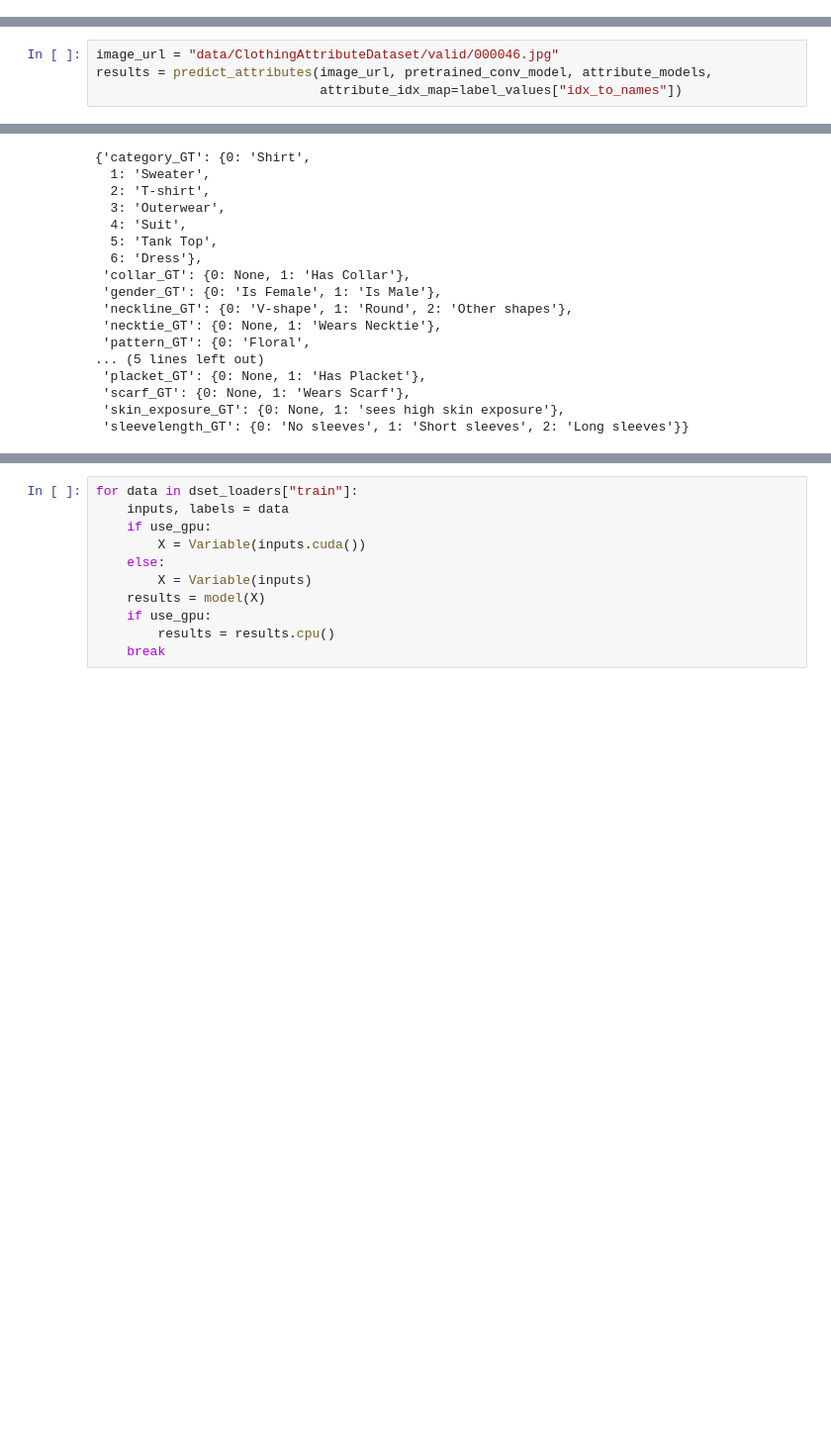
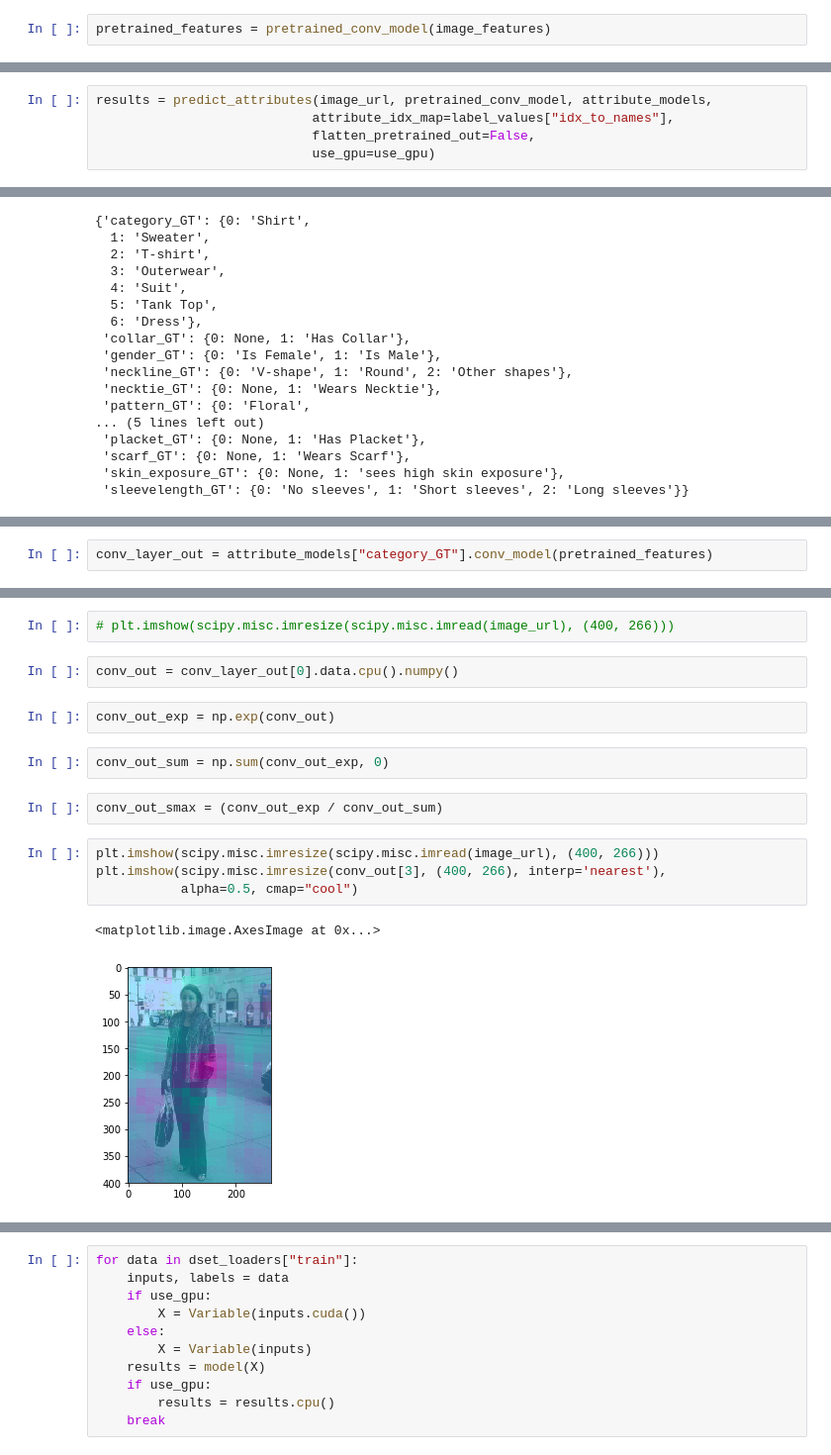
Before and after one commit to sampathweb/apparel-styles, a Jupyter notebook: ml_src/clothing-attributes-modular.ipynb, the cells around one changed output, grey strips where cells are left out. Shown: that part at 99% size. Saved outputs shown, nothing was run; the diff lists cells and outputs as text; blank space fills up the shorter version.

Commit message:
Added FCN Layer

```diff
--- a/ml_src/clothing-attributes-modular.ipynb
+++ b/ml_src/clothing-attributes-modular.ipynb
@@ -120,0 +252,2 @@ label_values = load_label_values(label_values_file)
+# %%
+pretrained_features = pretrained_conv_model(image_features)
@@ -121,4 +270,5 @@ label_values = load_label_values(label_values_file)
 # %%
-image_url = "data/ClothingAttributeDataset/valid/000046.jpg"
 results = predict_attributes(image_url, pretrained_conv_model, attribute_models,
-                             attribute_idx_map=label_values["idx_to_names"])
+                            attribute_idx_map=label_values["idx_to_names"],
+                            flatten_pretrained_out=False,
+                            use_gpu=use_gpu)
@@ -154,0 +378,2 @@ results
+# %%
+conv_layer_out = attribute_models["category_GT"].conv_model(pretrained_features)
@@ -193,0 +396,17 @@ Variable containing:
+# %%
+# plt.imshow(scipy.misc.imresize(scipy.misc.imread(image_url), (400, 266)))
+# %%
+conv_out = conv_layer_out[0].data.cpu().numpy()
+# %%
+conv_out_exp = np.exp(conv_out)
+# %%
+conv_out_sum = np.sum(conv_out_exp, 0)
+# %%
+conv_out_smax = (conv_out_exp / conv_out_sum)
+# %%
+plt.imshow(scipy.misc.imresize(scipy.misc.imread(image_url), (400, 266)))
+plt.imshow(scipy.misc.imresize(conv_out[3], (400, 266), interp='nearest'),
+           alpha=0.5, cmap="cool")
+# %% [output]
+<matplotlib.image.AxesImage at 0x...>
+[figure, added]
```
Also changed, not shown: parts of 52 cells of this notebook, 8 other files.
